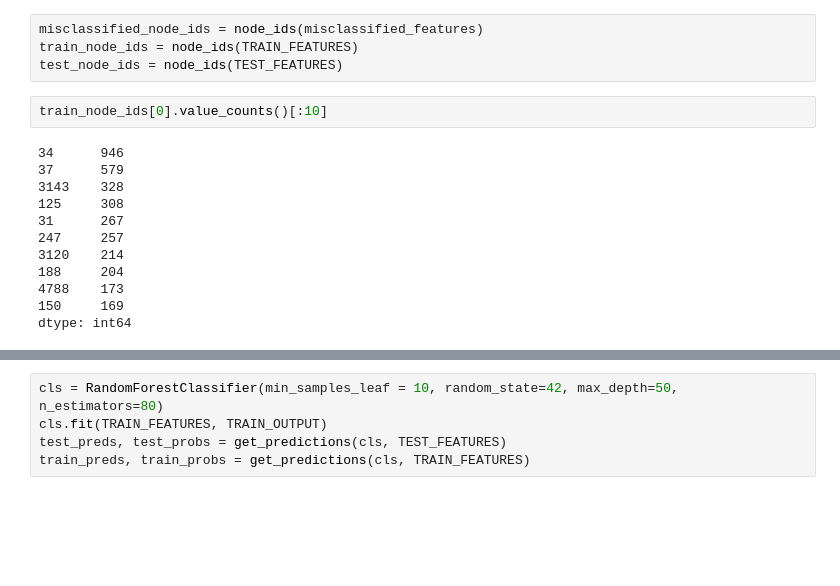
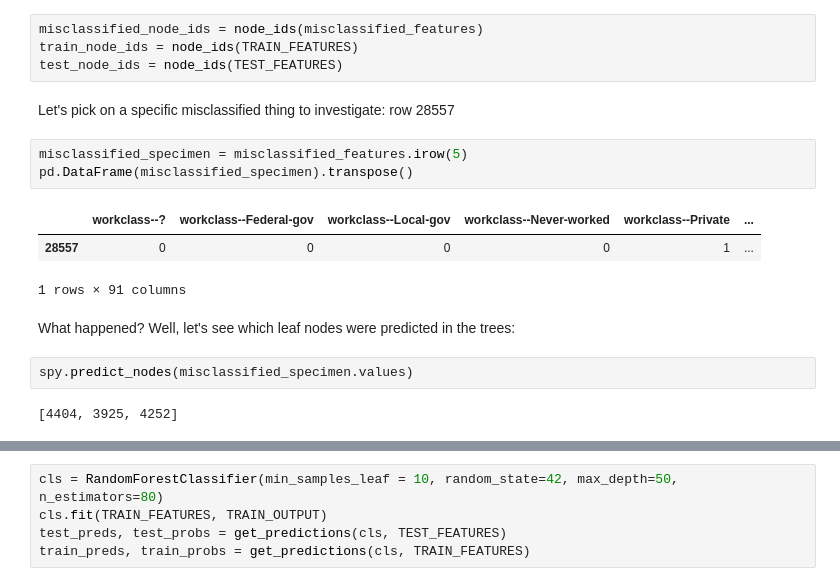
Before and after one commit to jvns/forestspy, a Jupyter notebook: inspecting random forest models.ipynb, the cells around one changed output, grey strips where cells are left out. Cells and saved outputs as stored; diff of their text form; blank space fills up the shorter version.

```diff
--- a/adult dataset.ipynb
+++ b/inspecting random forest models.ipynb
@@ -69,17 +90,18 @@ def node_ids(features_df):
 misclassified_node_ids = node_ids(misclassified_features)
 train_node_ids = node_ids(TRAIN_FEATURES)
 test_node_ids = node_ids(TEST_FEATURES)
-# %%
-train_node_ids[0].value_counts()[:10]
-# %% [output]
-34      946
-37      579
-3143    328
-125     308
-31      267
-247     257
-3120    214
-188     204
-4788    173
-150     169
-dtype: int64
+# %% [markdown]
+Let's pick on a specific misclassified thing to investigate: row 28557
+# %%
+misclassified_specimen = misclassified_features.irow(5)
+pd.DataFrame(misclassified_specimen).transpose()
+# %% [output]
+|  | workclass--? | workclass--Federal-gov | workclass--Local-gov | workclass--Never-worked | workclass--Private | ... |
+| 28557 | 0 | 0 | 0 | 0 | 1 | ... |
+1 rows × 91 columns
+# %% [markdown]
+What happened? Well, let's see which leaf nodes were predicted in the trees:
+# %%
+spy.predict_nodes(misclassified_specimen.values)
+# %% [output]
+[4404, 3925, 4252]
```
Also changed, not shown: parts of 18 cells of this notebook, 2 other files.
